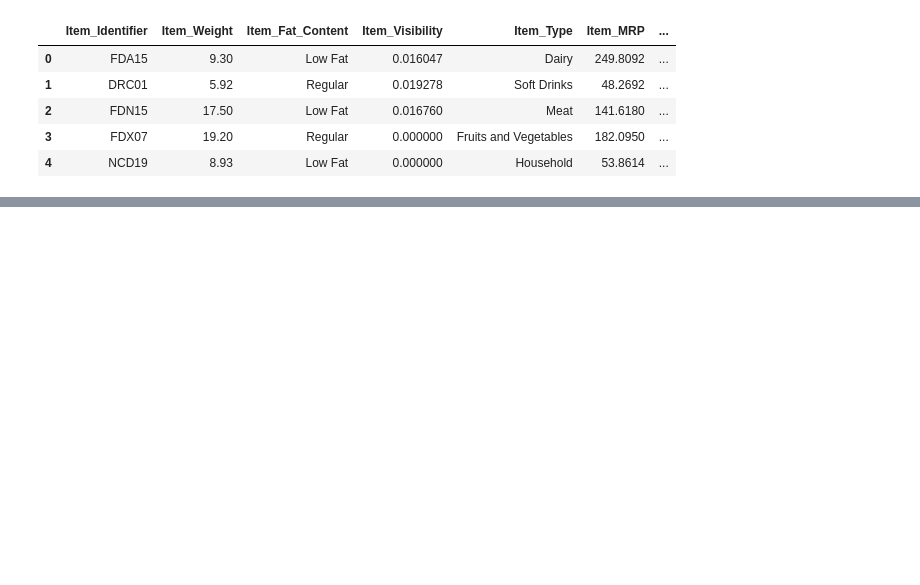
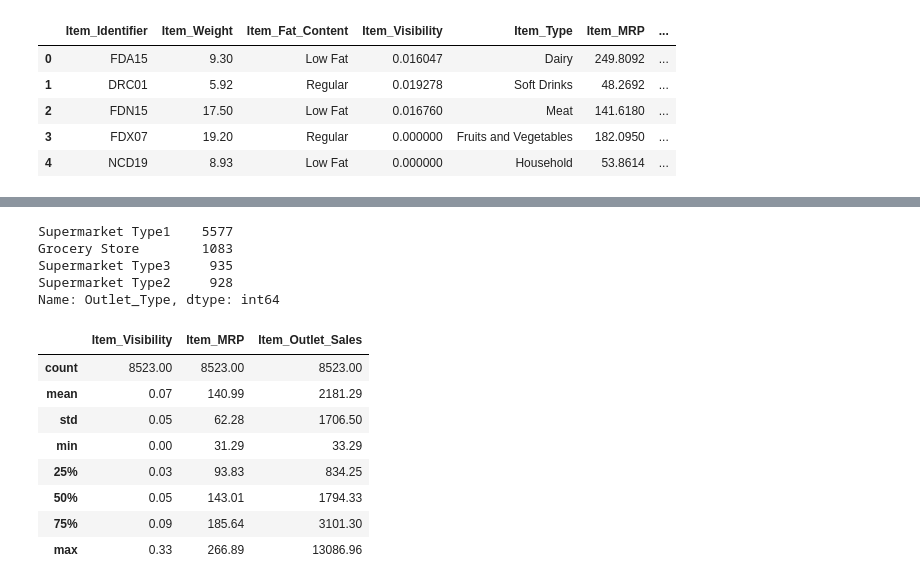
Before and after one commit to LauraDimaria/Sales-Predictions, a Jupyter notebook: Sales_Predictions.ipynb, the cells around one changed output, grey strips where cells are left out. Cells and saved outputs as stored; diff of their text form; code cells hidden in the pictures; blank space fills up the shorter version.

```diff
--- a/Sales_Predictions.ipynb
+++ b/Sales_Predictions.ipynb
@@ -14,0 +155,4 @@ df.head()
+# %%
+df['Item_Fat_Content']=df['Item_Fat_Content'].replace({'LF': 'Low Fat',
+                                                       'reg': 'Regular',
+                                                       'low fat': 'Low Fat'}) #Fix lower case & abbrevieations
@@ -14,0 +185,21 @@ df.head()
+# %%
+df['Outlet_Type'].value_counts()
+# %% [output]
+Supermarket Type1    5577
+Grocery Store        1083
+Supermarket Type3     935
+Supermarket Type2     928
+Name: Outlet_Type, dtype: int64
+# %%
+##For any numerical columns, obtain the summary statistics of each (min, max, mean)
+df.describe().round(2)
+# %% [output]
+|  | Item_Visibility | Item_MRP | Item_Outlet_Sales |
+| count | 8523.00 | 8523.00 | 8523.00 |
+| mean | 0.07 | 140.99 | 2181.29 |
+| std | 0.05 | 62.28 | 1706.50 |
+| min | 0.00 | 31.29 | 33.29 |
+| 25% | 0.03 | 93.83 | 834.25 |
+| 50% | 0.05 | 143.01 | 1794.33 |
+| 75% | 0.09 | 185.64 | 3101.30 |
+| max | 0.33 | 266.89 | 13086.96 |
```
Also changed, not shown: parts of 18 cells of this notebook.
